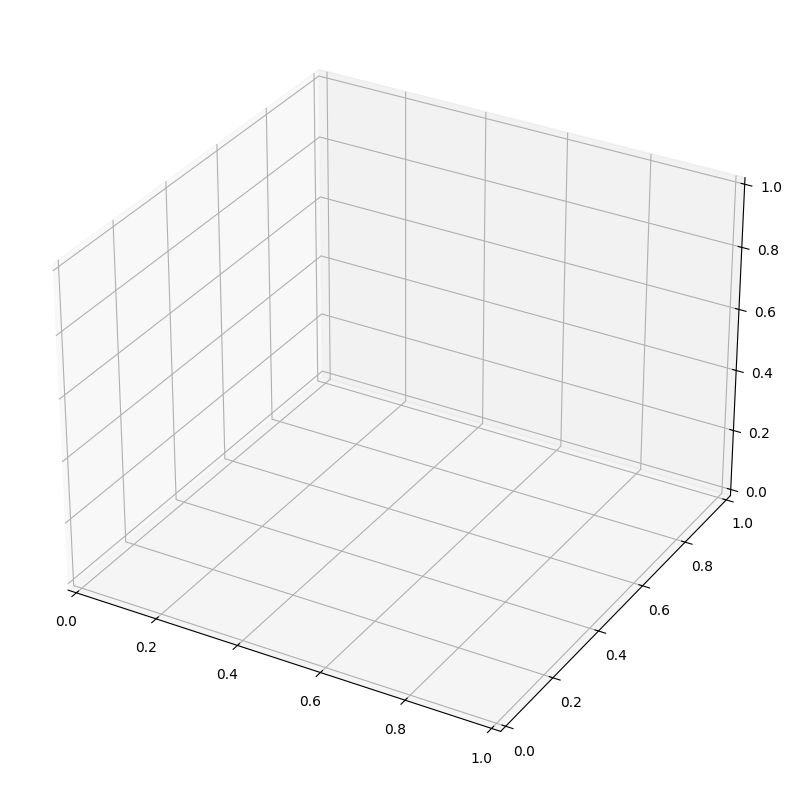
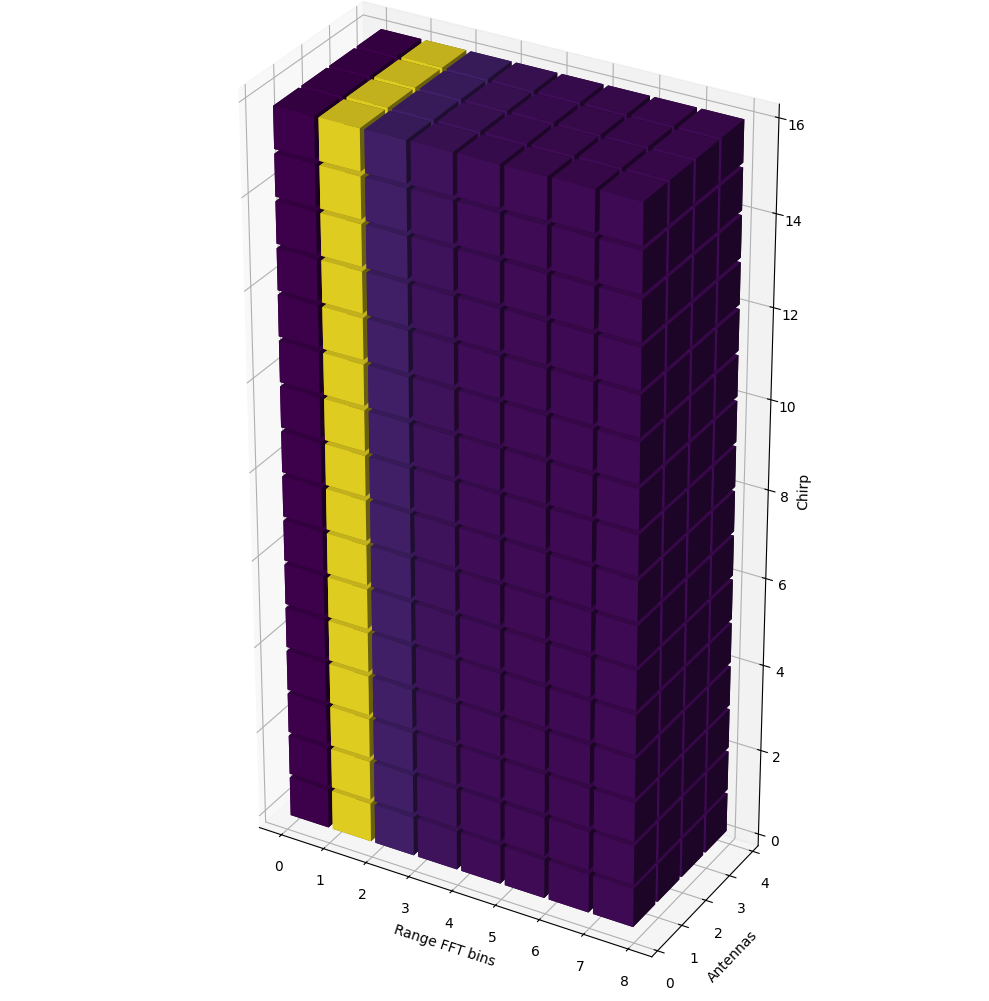
The notebook cell's code change between the first figure and the second:
--- before
+++ after
@@ -1,13 +1,22 @@
-# prompt: how to plot only half of the x values in above 3d plot
-
-import matplotlib.pyplot as plt
-# Plotting only the first half of the x values
 ax = plt.figure(figsize=(12, 10)).add_subplot(projection='3d')
 
 # Select only the first half of the x indices and the corresponding data
 half_x_indices = slice(0, len(x)//2)
-ax.voxels(x[half_x_indices, :, :], y[half_x_indices, :, :], z[half_x_indices, :, :],
-          filled_2[half_x_indices, :, :], facecolors=fcolors_2[half_x_indices, :, :],
-          edgecolors=ecolors_2[half_x_indices, :, :])
+half1_x_indices = slice(0, len(x)//2+1)
+
+# we need +1 on voxels (posts and intervals)
+
+x_voxels = x[half1_x_indices, :, :]
+y_voxels = y[half1_x_indices, :, :]
+z_voxels = z[half1_x_indices, :, :]
+
+filled_sliced = filled_2[half_x_indices, :, :]
+fcolors_sliced = fcolors_2[half_x_indices, :, :]
+ecolors_sliced = ecolors_2[half_x_indices, :, :]
+print(x_voxels.shape)
+
+ax.voxels(x_voxels,y_voxels,z_voxels,
+          filled_sliced, facecolors=fcolors_sliced,
+          edgecolors=ecolors_sliced)
 
 ax.xaxis.set_major_locator(plt.MaxNLocator(integer=True))

Commit: fixed FMCW-Radar-109_Radar_Cube.ipynb